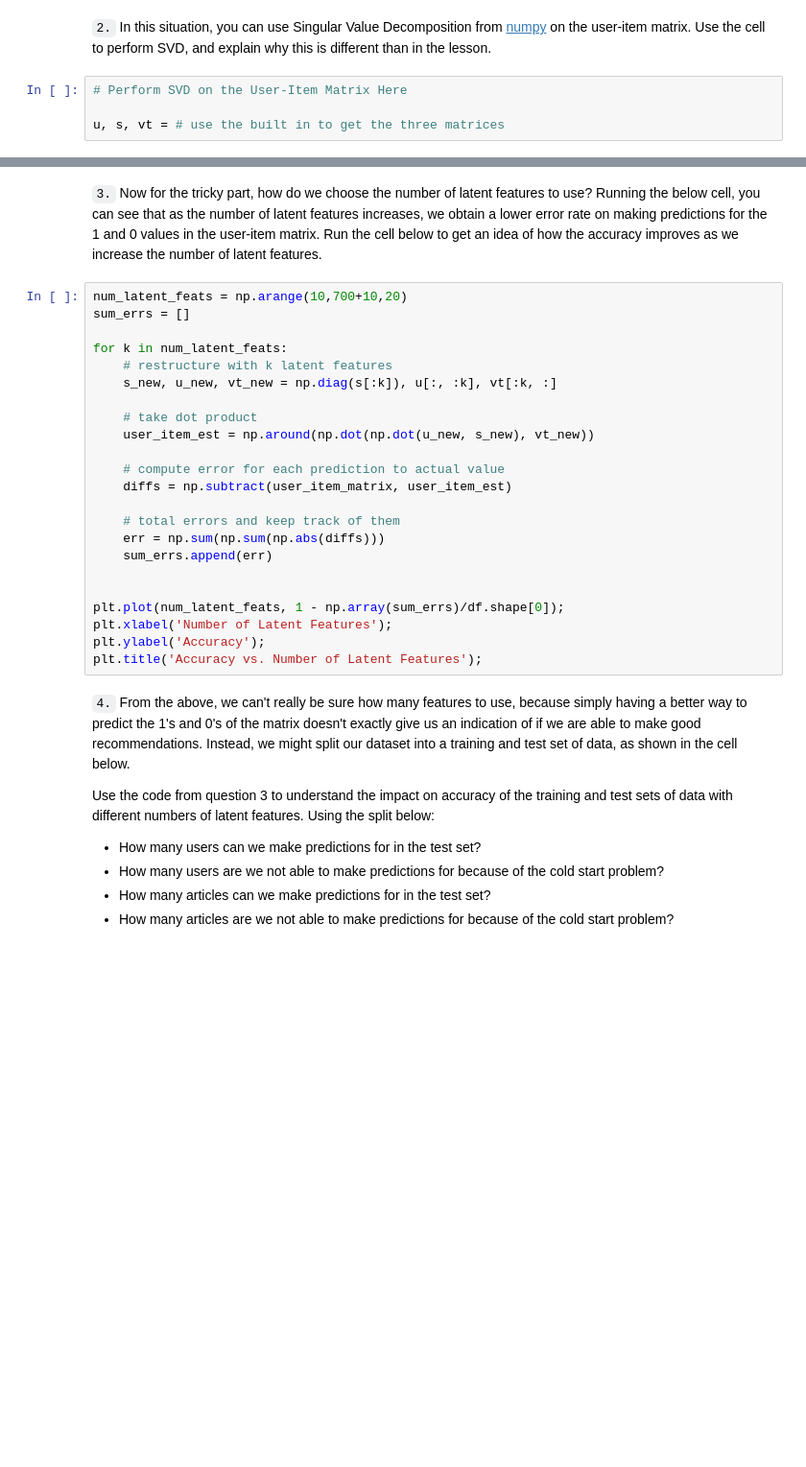
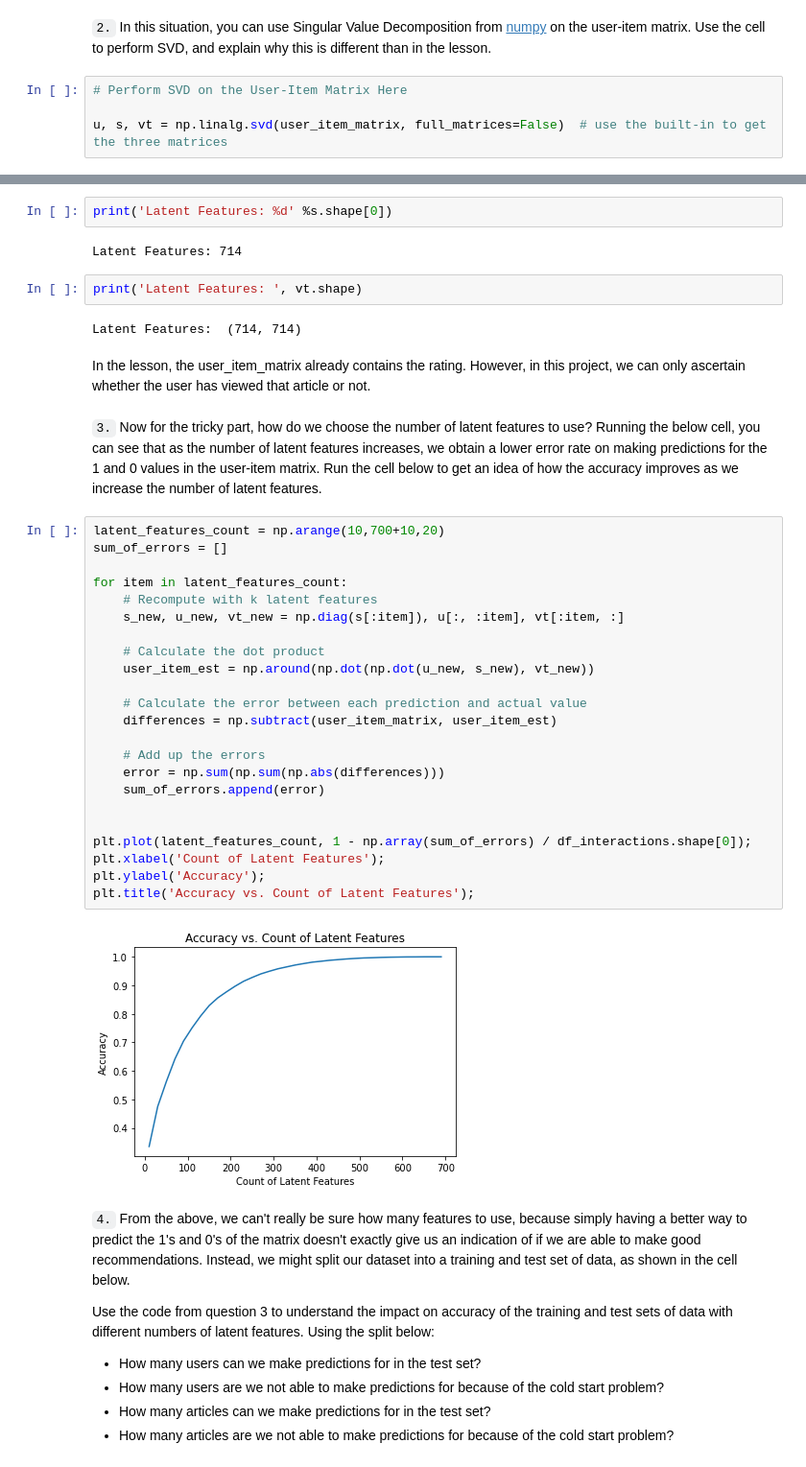
Before and after one commit to bthodla/udsnd_rec, a Jupyter notebook: src/Recommendations_with_IBM.ipynb, the cells around one changed output, grey strips where cells are left out. Shown at 96% size. Saved outputs shown, nothing was run; the diff lists cells and outputs as text; blank space fills up the shorter version.

```diff
--- a/src/Recommendations_with_IBM.ipynb
+++ b/src/Recommendations_with_IBM.ipynb
@@ -596,4 +595,4 @@ user_item_matrix.head()
 # %%
 # Perform SVD on the User-Item Matrix Here
 
-u, s, vt = # use the built in to get the three matrices
+u, s, vt = np.linalg.svd(user_item_matrix, full_matrices=False)  # use the built-in to get the three matrices
@@ -602,28 +605,40 @@ u, s, vt = # use the built in to get the three matrices
+# %%
+print('Latent Features: %d' %s.shape[0])
+# %% [output]
+Latent Features: 714
+# %%
+print('Latent Features: ', vt.shape)
+# %% [output]
+Latent Features:  (714, 714)
+# %% [markdown]
+In the lesson, the user_item_matrix already contains the rating. However, in this project, we can only ascertain whether the user has viewed that article or not.
 # %% [markdown]
 `3.` Now for the tricky part, how do we choose the number of latent features to use?  Running the below cell, you can see that as the number of latent features increases, we obtain a lower error rate on making predictions for the 1 and 0 values in the user-item matrix.  Run the cell below to get an idea of how the accuracy improves as we increase the number of latent features.
 # %%
-num_latent_feats = np.arange(10,700+10,20)
-sum_errs = []
+latent_features_count = np.arange(10,700+10,20)
+sum_of_errors = []
 
-for k in num_latent_feats:
-    # restructure with k latent features
-    s_new, u_new, vt_new = np.diag(s[:k]), u[:, :k], vt[:k, :]
+for item in latent_features_count:
+    # Recompute with k latent features
+    s_new, u_new, vt_new = np.diag(s[:item]), u[:, :item], vt[:item, :]
 
-    # take dot product
+    # Calculate the dot product
     user_item_est = np.around(np.dot(np.dot(u_new, s_new), vt_new))
 
-    # compute error for each prediction to actual value
-    diffs = np.subtract(user_item_matrix, user_item_est)
+    # Calculate the error between each prediction and actual value
+    differences = np.subtract(user_item_matrix, user_item_est)
 
-    # total errors and keep track of them
-    err = np.sum(np.sum(np.abs(diffs)))
-    sum_errs.append(err)
+    # Add up the errors
+    error = np.sum(np.sum(np.abs(differences)))
+    sum_of_errors.append(error)
 
 
-plt.plot(num_latent_feats, 1 - np.array(sum_errs)/df.shape[0]);
-plt.xlabel('Number of Latent Features');
+plt.plot(latent_features_count, 1 - np.array(sum_of_errors) / df_interactions.shape[0]);
+plt.xlabel('Count of Latent Features');
 plt.ylabel('Accuracy');
-plt.title('Accuracy vs. Number of Latent Features');
+plt.title('Accuracy vs. Count of Latent Features');
+# %% [output]
+[figure, added]
 # %% [markdown]
 `4.` From the above, we can't really be sure how many features to use, because simply having a better way to predict the 1's and 0's of the matrix doesn't exactly give us an indication of if we are able to make good recommendations.  Instead, we might split our dataset into a training and test set of data, as shown in the cell below.
 
```
Also changed, not shown: parts of 31 cells of this notebook.
